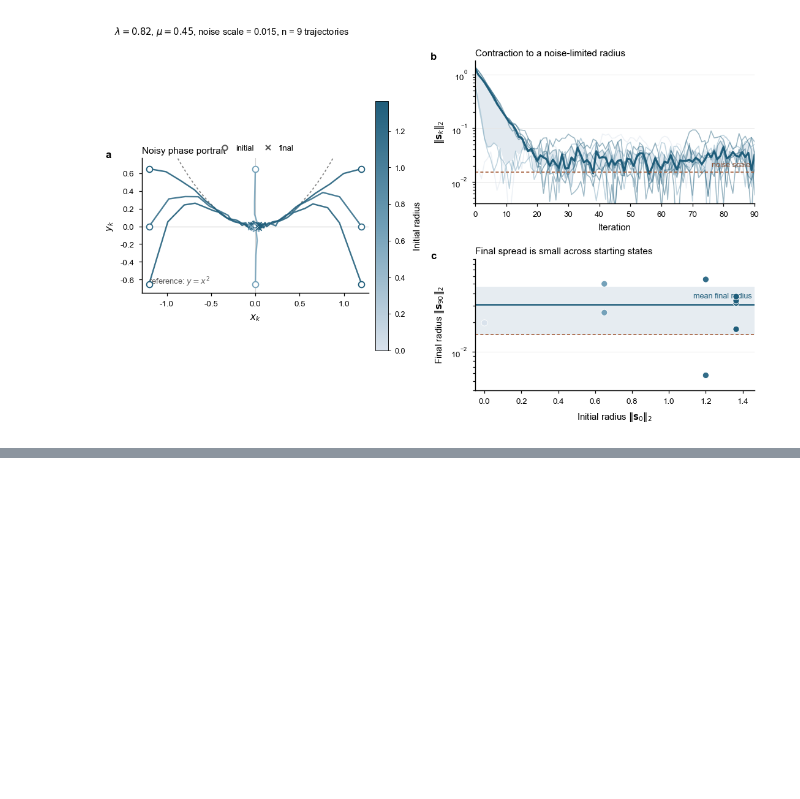
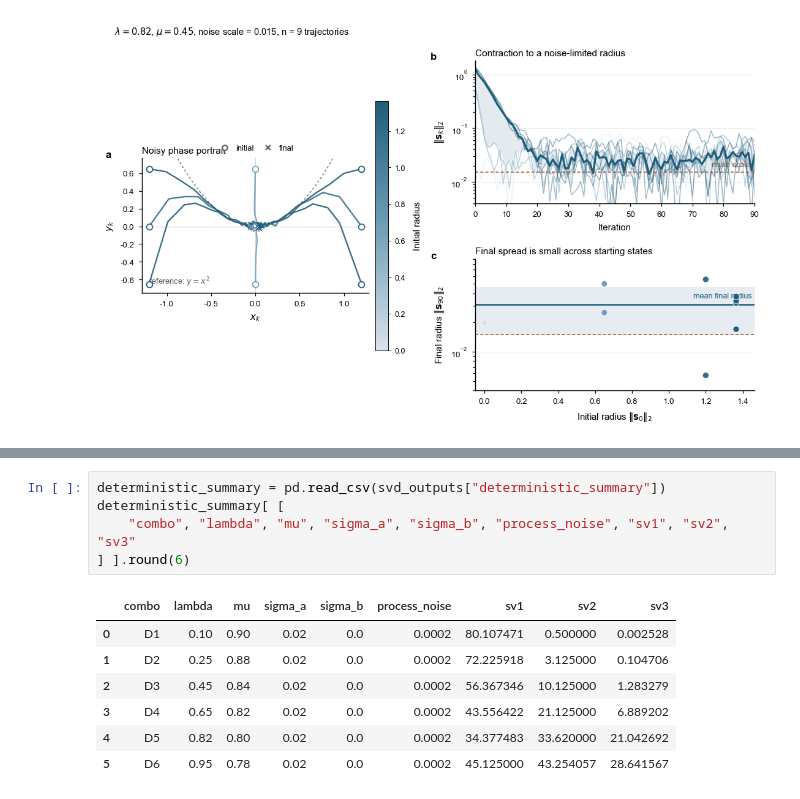
Before and after one commit to Matthew-ymz/koopCEgis, a Jupyter notebook: exp/analysitic/noisy_ana.ipynb, the cells around one changed output, grey strips where cells are left out. Drawn from its saved outputs; the diff is of its cells as text; blank space fills up the shorter version.

```diff
--- a/exp/analysitic/noisy_parabolic_map_phase_space.ipynb
+++ b/exp/analysitic/noisy_ana.ipynb
@@ -189,0 +260,13 @@ Reviewer risk: this figure supports one seed, one parameter pair, and one noise
+# %%
+deterministic_summary = pd.read_csv(svd_outputs["deterministic_summary"])
+deterministic_summary[ [
+    "combo", "lambda", "mu", "sigma_a", "sigma_b", "process_noise", "sv1", "sv2", "sv3"
+] ].round(6)
+# %% [output]
+|  | combo | lambda | mu | sigma_a | sigma_b | process_noise | sv1 | sv2 | sv3 |
+| 0 | D1 | 0.10 | 0.90 | 0.02 | 0.0 | 0.0002 | 80.107471 | 0.500000 | 0.002528 |
+| 1 | D2 | 0.25 | 0.88 | 0.02 | 0.0 | 0.0002 | 72.225918 | 3.125000 | 0.104706 |
+| 2 | D3 | 0.45 | 0.84 | 0.02 | 0.0 | 0.0002 | 56.367346 | 10.125000 | 1.283279 |
+| 3 | D4 | 0.65 | 0.82 | 0.02 | 0.0 | 0.0002 | 43.556422 | 21.125000 | 6.889202 |
+| 4 | D5 | 0.82 | 0.80 | 0.02 | 0.0 | 0.0002 | 34.377483 | 33.620000 | 21.042692 |
+| 5 | D6 | 0.95 | 0.78 | 0.02 | 0.0 | 0.0002 | 45.125000 | 43.254057 | 28.641567 |
```
Also changed, not shown: parts of 15 cells of this notebook, 13 other files.
